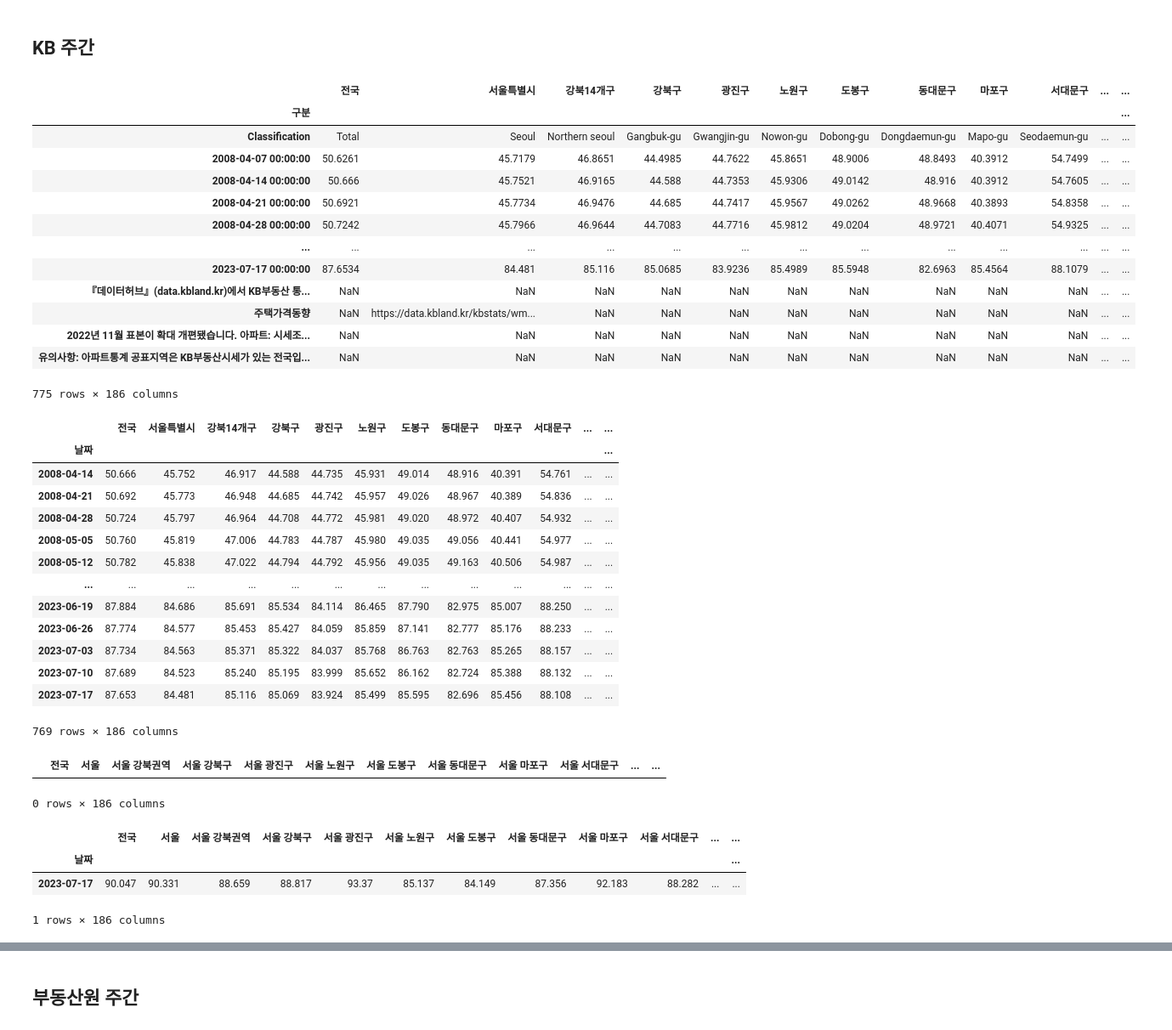
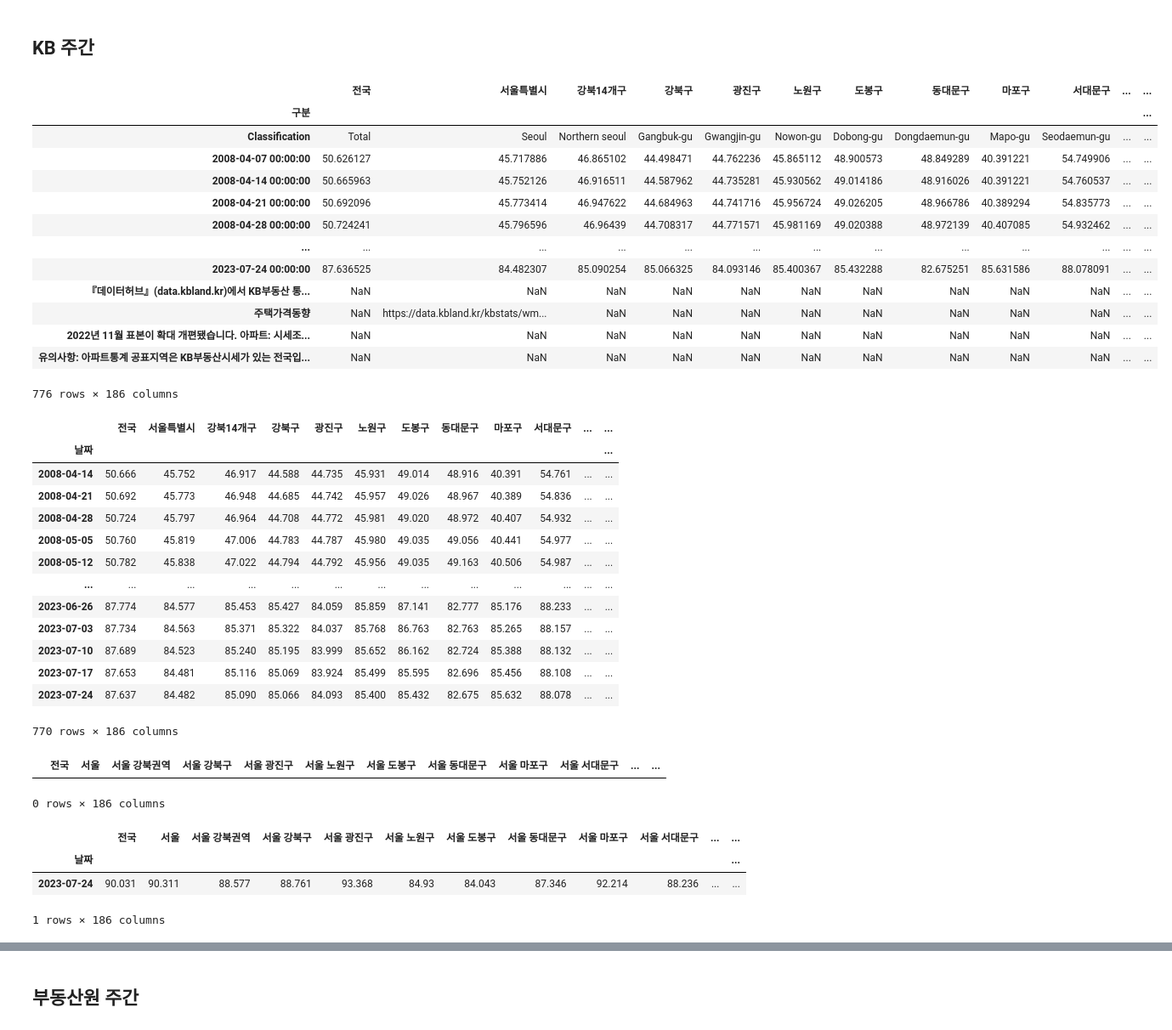
Before and after one commit to sizipusx/fundamental, a Jupyter notebook: jupyterlab/주간 부동산 업데이트.ipynb, the cells around one changed output, grey strips where cells are left out. Shown at 85% size. Cells and saved outputs as stored; diff of their text form; code cells hidden in the pictures.

```diff
--- a/jupyterlab/주간 부동산 업데이트.ipynb
+++ b/jupyterlab/주간 부동산 업데이트.ipynb
@@ -14,26 +14,26 @@ conn = sqlite3.connect('C://Users/sizip/fundamental/files/weekly_house.db')
 ## KB 주간
 # %%
 # 연결 1
-file_path = "C://Users/sizip/OneDriveData/개인/data/부동산 기본 파일/20230717_주간시계열.xlsx"
+file_path = "C://Users/user/OneDriveData/개인/data/부동산 기본 파일/20230724_주간시계열.xlsx"
 kbm_dict = pd.ExcelFile(file_path)
 mdf = kbm_dict.parse("3.매매지수", skiprows=1, index_col=0, parse_dates=True)
 jdf = kbm_dict.parse("4.전세지수", skiprows=1, index_col=0, parse_dates=True)
 jdf
 # %% [output]
 |  | 전국 | 서울특별시 | 강북14개구 | 강북구 | 광진구 | 노원구 | 도봉구 | 동대문구 | 마포구 | 서대문구 | ... | ... |
 | 구분 |  |  |  |  |  |  |  |  |  |  |  | ... |
 | Classification | Total | Seoul | Northern seoul | Gangbuk-gu | Gwangjin-gu | Nowon-gu | Dobong-gu | Dongdaemun-gu | Mapo-gu | Seodaemun-gu | ... | ... |
-| 2008-04-07 00:00:00 | 50.6261 | 45.7179 | 46.8651 | 44.4985 | 44.7622 | 45.8651 | 48.9006 | 48.8493 | 40.3912 | 54.7499 | ... | ... |
-| 2008-04-14 00:00:00 | 50.666 | 45.7521 | 46.9165 | 44.588 | 44.7353 | 45.9306 | 49.0142 | 48.916 | 40.3912 | 54.7605 | ... | ... |
-| 2008-04-21 00:00:00 | 50.6921 | 45.7734 | 46.9476 | 44.685 | 44.7417 | 45.9567 | 49.0262 | 48.9668 | 40.3893 | 54.8358 | ... | ... |
-| 2008-04-28 00:00:00 | 50.7242 | 45.7966 | 46.9644 | 44.7083 | 44.7716 | 45.9812 | 49.0204 | 48.9721 | 40.4071 | 54.9325 | ... | ... |
+| 2008-04-07 00:00:00 | 50.626127 | 45.717886 | 46.865102 | 44.498471 | 44.762236 | 45.865112 | 48.900573 | 48.849289 | 40.391221 | 54.749906 | ... | ... |
+| 2008-04-14 00:00:00 | 50.665963 | 45.752126 | 46.916511 | 44.587962 | 44.735281 | 45.930562 | 49.014186 | 48.916026 | 40.391221 | 54.760537 | ... | ... |
+| 2008-04-21 00:00:00 | 50.692096 | 45.773414 | 46.947622 | 44.684963 | 44.741716 | 45.956724 | 49.026205 | 48.966786 | 40.389294 | 54.835773 | ... | ... |
+| 2008-04-28 00:00:00 | 50.724241 | 45.796596 | 46.96439 | 44.708317 | 44.771571 | 45.981169 | 49.020388 | 48.972139 | 40.407085 | 54.932462 | ... | ... |
 | ... | ... | ... | ... | ... | ... | ... | ... | ... | ... | ... | ... | ... |
-| 2023-07-17 00:00:00 | 87.6534 | 84.481 | 85.116 | 85.0685 | 83.9236 | 85.4989 | 85.5948 | 82.6963 | 85.4564 | 88.1079 | ... | ... |
+| 2023-07-24 00:00:00 | 87.636525 | 84.482307 | 85.090254 | 85.066325 | 84.093146 | 85.400367 | 85.432288 | 82.675251 | 85.631586 | 88.078091 | ... | ... |
 | 『데이터허브』(data.kbland.kr)에서 KB부동산 통... | NaN | NaN | NaN | NaN | NaN | NaN | NaN | NaN | NaN | NaN | ... | ... |
 | 주택가격동향 | NaN | https://data.kbland.kr/kbstats/wm... | NaN | NaN | NaN | NaN | NaN | NaN | NaN | NaN | ... | ... |
 | 2022년 11월 표본이 확대 개편됐습니다. 아파트: 시세조... | NaN | NaN | NaN | NaN | NaN | NaN | NaN | NaN | NaN | NaN | ... | ... |
 | 유의사항: 아파트통계 공표지역은 KB부동산시세가 있는 전국입... | NaN | NaN | NaN | NaN | NaN | NaN | NaN | NaN | NaN | NaN | ... | ... |
-775 rows × 186 columns
+776 rows × 186 columns
 # %%
 mdf = mdf.iloc[2:mdf['전국'].count()]
 mdf.index.name="날짜"
@@ -53,12 +53,12 @@ jdf
 | 2008-05-05 | 50.760 | 45.819 | 47.006 | 44.783 | 44.787 | 45.980 | 49.035 | 49.056 | 40.441 | 54.977 | ... | ... |
 | 2008-05-12 | 50.782 | 45.838 | 47.022 | 44.794 | 44.792 | 45.956 | 49.035 | 49.163 | 40.506 | 54.987 | ... | ... |
 | ... | ... | ... | ... | ... | ... | ... | ... | ... | ... | ... | ... | ... |
-| 2023-06-19 | 87.884 | 84.686 | 85.691 | 85.534 | 84.114 | 86.465 | 87.790 | 82.975 | 85.007 | 88.250 | ... | ... |
 | 2023-06-26 | 87.774 | 84.577 | 85.453 | 85.427 | 84.059 | 85.859 | 87.141 | 82.777 | 85.176 | 88.233 | ... | ... |
 | 2023-07-03 | 87.734 | 84.563 | 85.371 | 85.322 | 84.037 | 85.768 | 86.763 | 82.763 | 85.265 | 88.157 | ... | ... |
 | 2023-07-10 | 87.689 | 84.523 | 85.240 | 85.195 | 83.999 | 85.652 | 86.162 | 82.724 | 85.388 | 88.132 | ... | ... |
 | 2023-07-17 | 87.653 | 84.481 | 85.116 | 85.069 | 83.924 | 85.499 | 85.595 | 82.696 | 85.456 | 88.108 | ... | ... |
+| 2023-07-24 | 87.637 | 84.482 | 85.090 | 85.066 | 84.093 | 85.400 | 85.432 | 82.675 | 85.632 | 88.078 | ... | ... |
-769 rows × 186 columns
+770 rows × 186 columns
 # %%
 header = header_excel.parse('KB')
 header
@@ -74,7 +74,7 @@ mlast_row
 # %% [output]
 |  | 전국 | 서울 | 서울 강북권역 | 서울 강북구 | 서울 광진구 | 서울 노원구 | 서울 도봉구 | 서울 동대문구 | 서울 마포구 | 서울 서대문구 | ... | ... |
 | 날짜 |  |  |  |  |  |  |  |  |  |  |  | ... |
-| 2023-07-17 | 90.047 | 90.331 | 88.659 | 88.817 | 93.37 | 85.137 | 84.149 | 87.356 | 92.183 | 88.282 | ... | ... |
+| 2023-07-24 | 90.031 | 90.311 | 88.577 | 88.761 | 93.368 | 84.93 | 84.043 | 87.346 | 92.214 | 88.236 | ... | ... |
 1 rows × 186 columns
 # %%
 mlast_row.to_sql("kbm", conn, if_exists="append")
```
Also changed, not shown: parts of 20 cells of this notebook, 1 other file.
